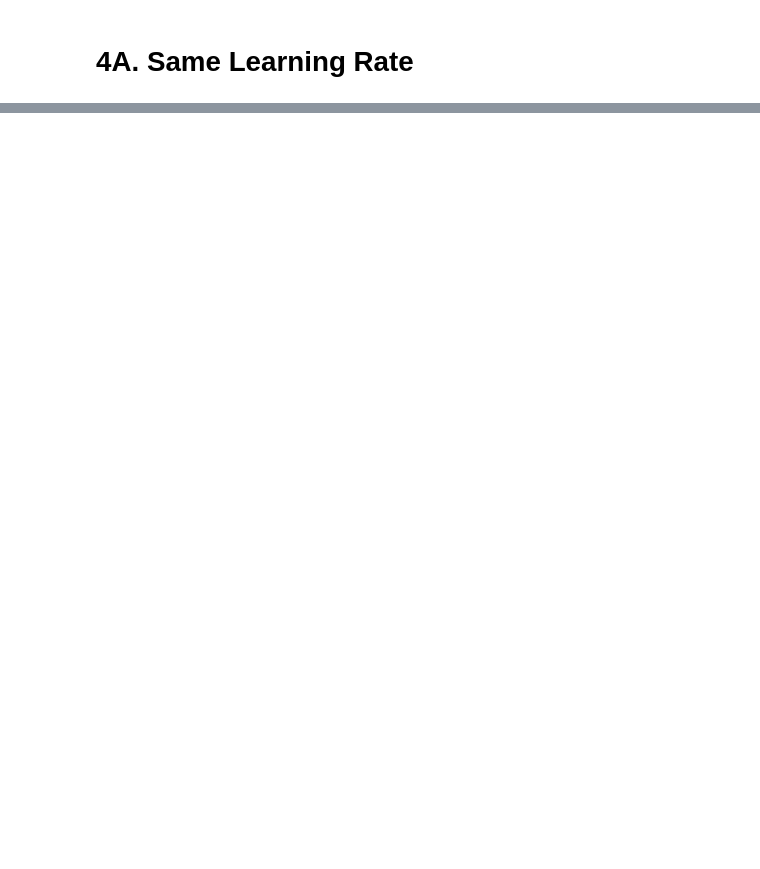
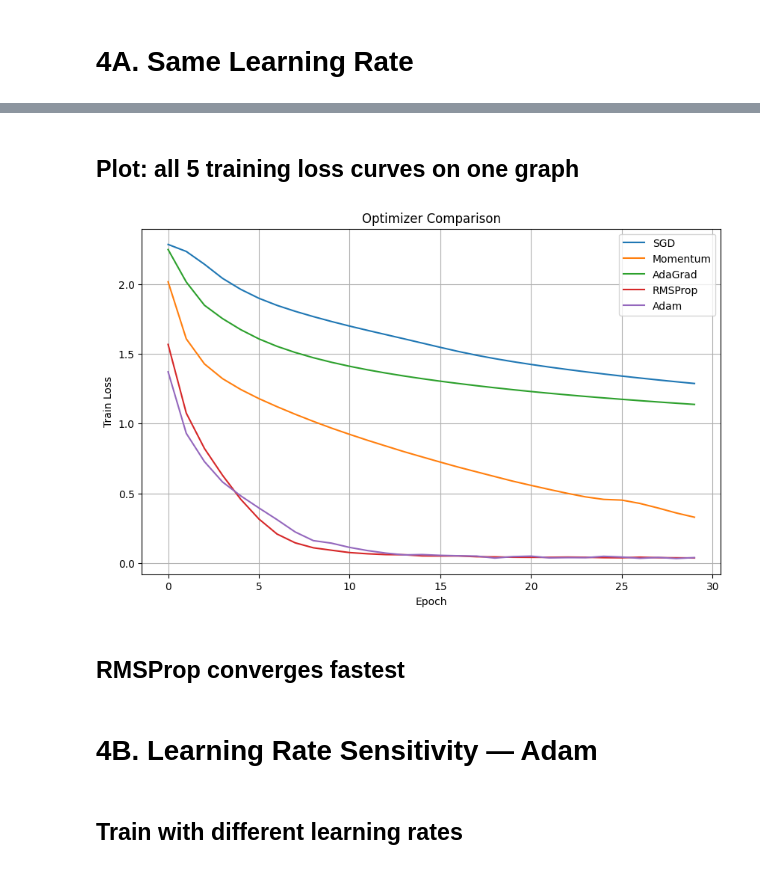
Before and after one commit to merehan123/cifar10-cnn-supervised-learning, a Jupyter notebook: notebooks/task4_optimization.ipynb, the cells around one changed output, grey strips where cells are left out. Saved outputs shown, nothing was run; the diff lists cells and outputs as text; code cells hidden in the pictures; blank space fills up the shorter version.

```diff
--- a/notebooks/task4_optimization.ipynb
+++ b/notebooks/task4_optimization.ipynb
@@ -149,0 +176,12 @@ plot_curves([h for h, _, _, _ in results.values()], list(results.keys()), title=
+# %% [markdown]
+## Plot: all 5 training loss curves on one graph
+# %%
+plot_curves([h for h, _, _, _ in opt_results.values()], list(opt_results.keys()), title="Optimizer Comparison", ylabel="Train Loss", metric='loss')
+# %% [output]
+[figure, added]
+# %% [markdown]
+## **RMSProp converges fastest**
+# %% [markdown]
+# 4B. Learning Rate Sensitivity — Adam
+# %% [markdown]
+## Train with different learning rates
```
Also changed, not shown: parts of 12 cells of this notebook.
